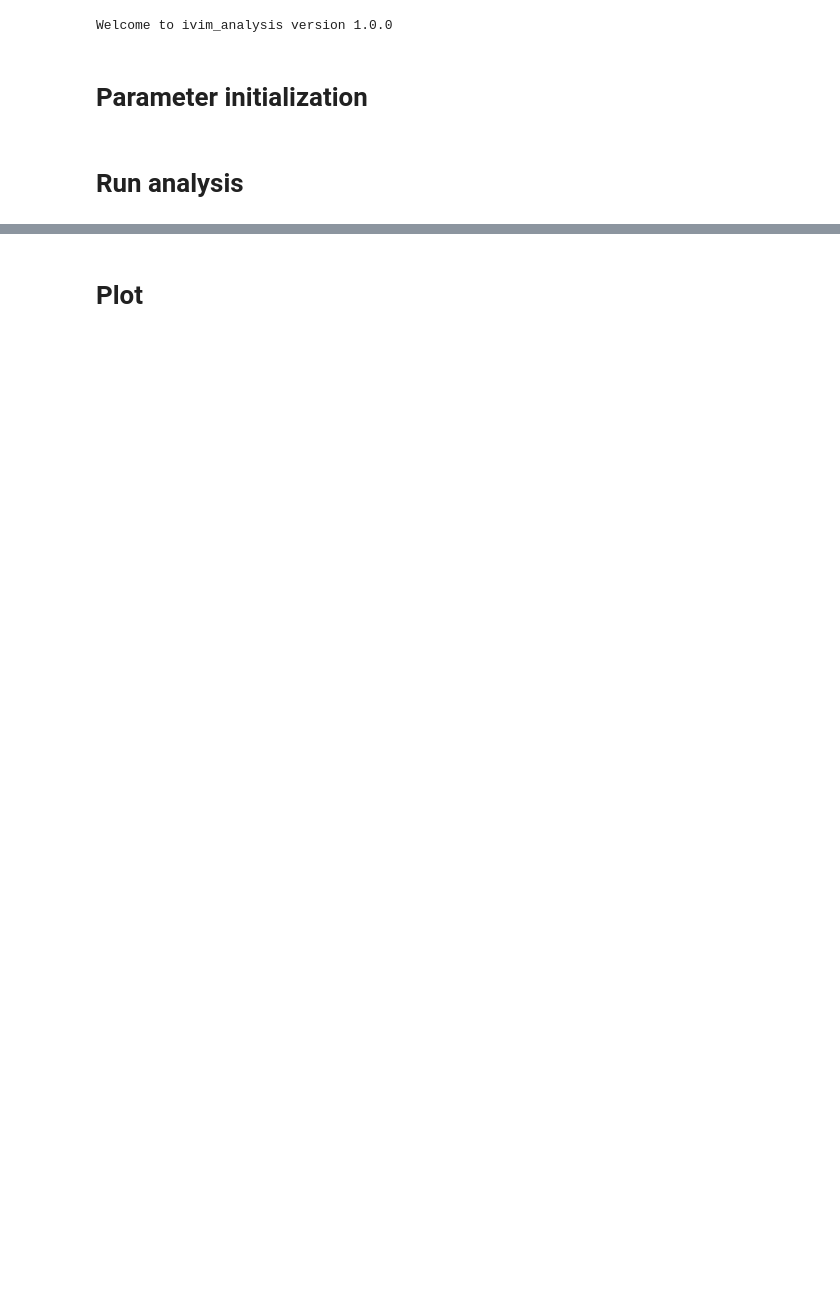
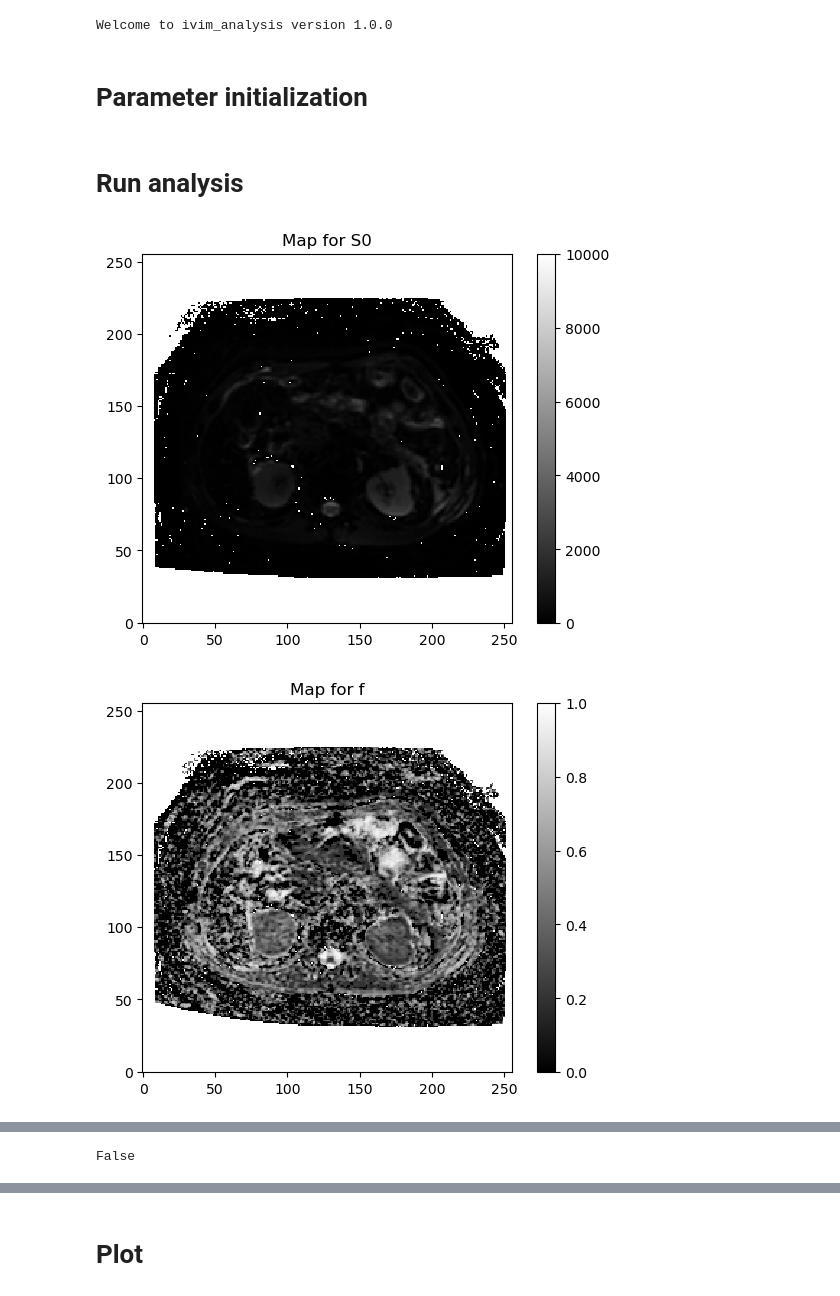
Before and after one commit to young010101/research-TJU-AP-IVIM-SAM, a Jupyter notebook: notebook/batch_process_240825.ipynb, the cells around one changed output, grey strips where cells are left out. Drawn from its saved outputs; the diff is of its cells as text; code cells hidden in the pictures; blank space fills up the shorter version.

```diff
--- a/notebook/batch_process_240825.ipynb
+++ b/notebook/batch_process_240825.ipynb
@@ -11,5 +11,5 @@ Welcome to ivim_analysis version 1.0.0
 patients_info_file = '../data/10patients.txt'
 zhaog_path = '/data/users/cyang/acute_pancreatitis/unprocess/ivim'
 
-n_analyses = readPatientsInfo(patients_info_file, zhaog_path)
+n_analysis = readPatientsInfo(patients_info_file, zhaog_path)
 # %%
@@ -33,4 +37,7 @@ pickle_ivim_path = os.path.join(output_path, patient_id+'ivim_param_maps.pkl')
 # %% [markdown]
 # Run analysis
 # %%
-analysis.run_analysis(bvals, bvecs)
+n_analysis[0].run_analysis(bvals, bvecs, save_ivim_params=True)
+# %% [output]
+[figure, added]
+[figure, added]
@@ -36,0 +46,4 @@ analysis.run_analysis(bvals, bvecs)
+# %%
+n_analysis[0].ivim_params_maps == None
+# %% [output]
+False
```
Also changed, not shown: parts of 18 cells of this notebook, 3 other files.
